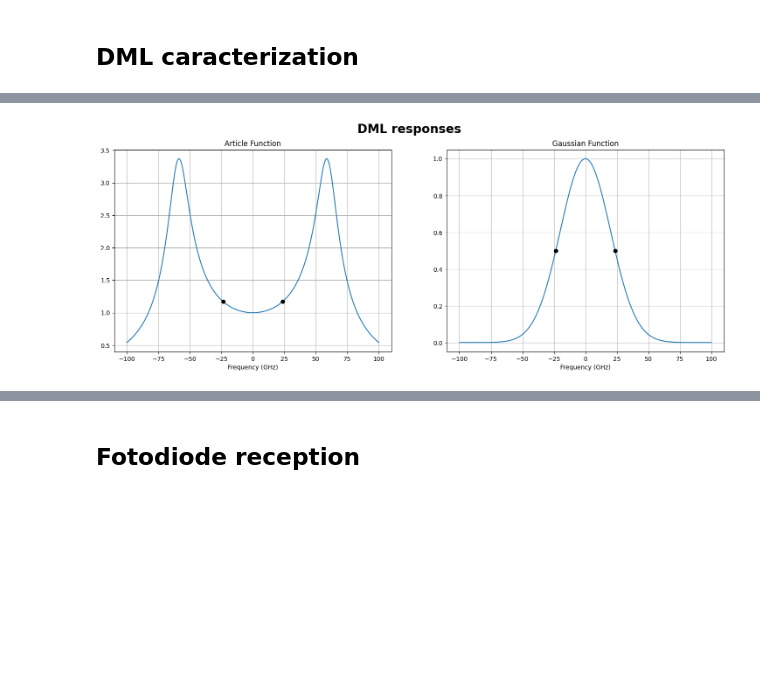
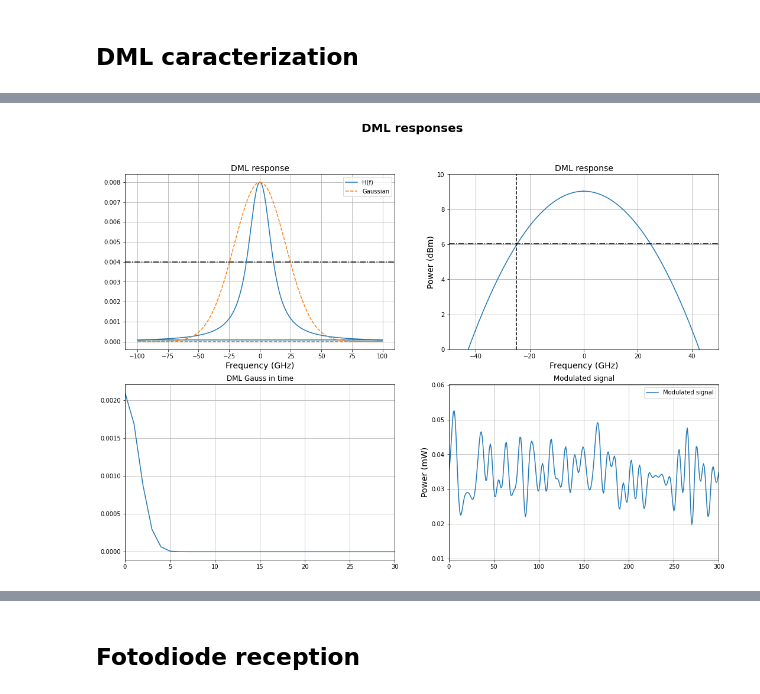
Before and after one commit to CaioRodrigues200/OptCommunications, a Jupyter notebook: ProjetoComOptStudy.ipynb, the cells around one changed output, grey strips where cells are left out. Drawn from its saved outputs; the diff is of its cells as text; code cells hidden in the pictures; blank space fills up the shorter version.

```diff
--- a/ProjetoComOptStudy.ipynb
+++ b/ProjetoComOptStudy.ipynb
@@ -54,12 +98,12 @@ def fwhm(band, func, dB):
 # %% [markdown]
 ### Mapping and Upsample
 # %%
-N = 2 # N-PAM
+N = 4 # N-PAM
 NumAm = 10000 # Número de amostras
 choiceArray = np.arange(-N+1,N,2)
 
 Rs  = 100e9/np.log2(N) # Taxa de símbolos (para o caso do OOK Rs = Rb)
-SpS = 16 # Samples per symbol
+SpS = 8 # Samples per symbol
 
 Ts     = 1/Rs          # Período de símbolo em segundos
 Fa     = 1/(Ts/SpS)    # Frequência de amostragem do sinal (amostras/segundo)
@@ -67,6 +111,9 @@ Ta     = 1/Fa          # Período de amostragem
 
 sTx1 = np.random.choice(choiceArray, NumAm) # Subchannel 1
 sTx2 = np.random.choice(choiceArray, NumAm) # Subchannel 2
+sTx1 = pnorm(sTx1)
+sTx2 = pnorm(sTx2)
+
 sTx = sTx1 + 1j*sTx2 # Complex representation of subchannels
 
 # upsampling
@@ -217,38 +270,60 @@ def DMLResponse(f, fr, yp):
 def gaussian(x, mu, sig):
     return np.exp(-np.power(x - mu, 2.) / (2 * np.power(sig, 2.)))
 
-fr = 60e9
+fr = 10e9
 yp = 80e9
-freqArray = np.linspace(-100e9,100e9,20000)
+#freqArray = np.linspace(-100e9,100e9,20000)
+freqArray = np.fft.fftfreq(10000, d=1/200e9)
 
 DML3db_Band = np.sqrt( (-(yp/(2*np.pi))**2 + 2*fr**2 + np.sqrt((yp/2*np.pi)**4 - 4*(yp/2*np.pi)**2*fr**2 + 8*fr**4) ) /2 )  # DML 3db direct modulation Bandwidth
-DMLFunc = DMLResponse(freqArray,fr,yp)
-DMLGauss = gaussian(freqArray, 0e9, 20e9)
+DMLFunc = DMLResponse(freqArray,fr,yp)*0.008
+DMLGauss = gaussian(freqArray, 0e9, 21e9)*0.008
 
-fig, ax= plt.subplots(1,2,figsize=(18,6))
+fig, ax= plt.subplots(2,2,figsize=(18,12))
 fig.suptitle(f'DML responses', fontsize=20, fontweight='bold')
-ax[0].plot(freqArray*1e-9,DMLFunc)
-ax[0].set_title('Article Function')
-ax[0].set_xlabel('Frequency (GHz)')
-ax[0].grid()
+ax[0][0].plot(freqArray*1e-9,DMLFunc, label='H(f)')
+ax[0][0].plot(freqArray*1e-9,DMLGauss, '--', label='Gaussian')
+ax[0][0].set_title('DML response', fontsize=14)
+ax[0][0].axhline(y = max(DMLFunc)/2, color = 'black', linestyle = '-.')
+ax[0][0].set_xlabel('Frequency (GHz)', fontsize=14)
+ax[0][0].grid()
+ax[0][0].legend()
 
-halfwid, a, fmin, fmax = fwhm(freqArray, DMLFunc, 3)
-halfwid2, a, fmin, fmax = fwhm(freqArray, DMLGauss, 3)
-display(Math('f_{3~db~article~analytic} = %5.2fGHz ~~~~~~ f_{3~db~article} = %5.2fGHz~~~~~~f_{3~db~gauss} = %5.2fGHz'
-             %(DML3db_Band*1e-9,halfwid*1e-9,halfwid2*1e-9)))
-ax[0].plot(freqArray[fmin]*1e-9,DMLFunc[fmin], 'ko')
-ax[0].plot(freqArray[fmax]*1e-9,DMLFunc[fmax], 'ko')
+# halfwid, a, fmin, fmax = fwhm(freqArray, DMLFunc, 3)
+# halfwid2, a, fmin, fmax = fwhm(freqArray, DMLGauss, 3)
+# display(Math('f_{3~db~article~analytic} = %5.2fGHz ~~~~~~ f_{3~db~article} = %5.2fGHz~~~~~~f_{3~db~gauss} = %5.2fGHz'
+#              %(DML3db_Band*1e-9,halfwid*1e-9,halfwid2*1e-9)))
+# ax[0][0].plot(freqArray[fmin]*1e-9,DMLFunc[fmin], 'ko')
+# ax[0][0].plot(freqArray[fmax]*1e-9,DMLFunc[fmax], 'ko')
 
-ax[1].plot(freqArray*1e-9, DMLGauss)
-ax[1].set_title('Gaussian Function')
-ax[1].set_xlabel('Frequency (GHz)')
-ax[1].grid()
-ax[1].plot(freqArray[fmin]*1e-9,DMLGauss[fmin], 'ko')
-ax[1].plot(freqArray[fmax]*1e-9,DMLGauss[fmax], 'ko')
+ax[0][1].plot(freqArray*1e-9, 10*np.log10(DMLGauss/0.001))
+ax[0][1].set_ylim(0,10)
+ax[0][1].set_xlim(-50,50)
+ax[0][1].set_title('DML response', fontsize=14)
+ax[0][1].set_xlabel('Frequency (GHz)', fontsize=14)
+ax[0][1].set_ylabel('Power (dBm)', fontsize=14)
+ax[0][1].axhline(y = max(10*np.log10(DMLGauss/0.001))-3, color = 'black', linestyle = '-.')
+ax[0][1].vlines(-25, 0, 10, linestyles='dashed', color = 'k');
+ax[0][1].grid()
+# ax[0][1].plot(freqArray[fmin]*1e-9,DMLGauss[fmin], 'ko')
+# ax[0][1].plot(freqArray[fmax]*1e-9,DMLGauss[fmax], 'ko')
+
+CutRange = 1000*SpS
 
 DMLGaussTime = np.fft.ifft(DMLGauss)
-sigTxDml = np.convolve(DMLGaussTime,sigTxAll,mode='full')
-plt.figure(figsize=(10,8))
-plt.plot(sigTxDml)
-plt.xlim(0,1000)
+sigTxDml = np.convolve(DMLGaussTime,sigTxAll,mode='same')
+sigTxDml = sigTxDml[CutRange:-CutRange]
+
+ax[1][0].plot(DMLGaussTime)
+ax[1][0].set_title('DML Gauss in time')
+ax[1][0].set_xlim(0,30)
+ax[1][0].grid()
+
+#ax[1][1].plot(sigTxAll, label='Drive signal')
+ax[1][1].plot(sigTxDml, label='Modulated signal')
+ax[1][1].set_ylabel('Power (mW)', fontsize=14)
+ax[1][1].set_title('Modulated signal')
+ax[1][1].set_xlim(0,300)
+ax[1][1].grid()
+ax[1][1].legend()
 # %% [output]
@@ -257 +331 @@ $\displaystyle f_{3~db~article~analytic} = 95.52GHz ~~~~~~ f_{3~db~article} = 32
-[figure, old version]
+[figure, new version]
```
Also changed, not shown: parts of 12 cells of this notebook, 7 other files.
